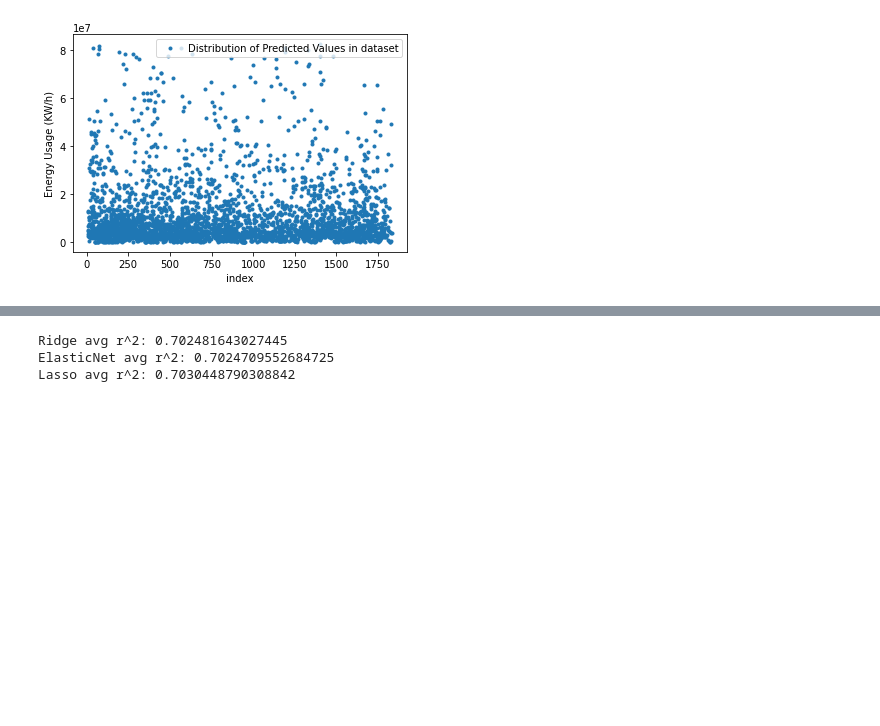
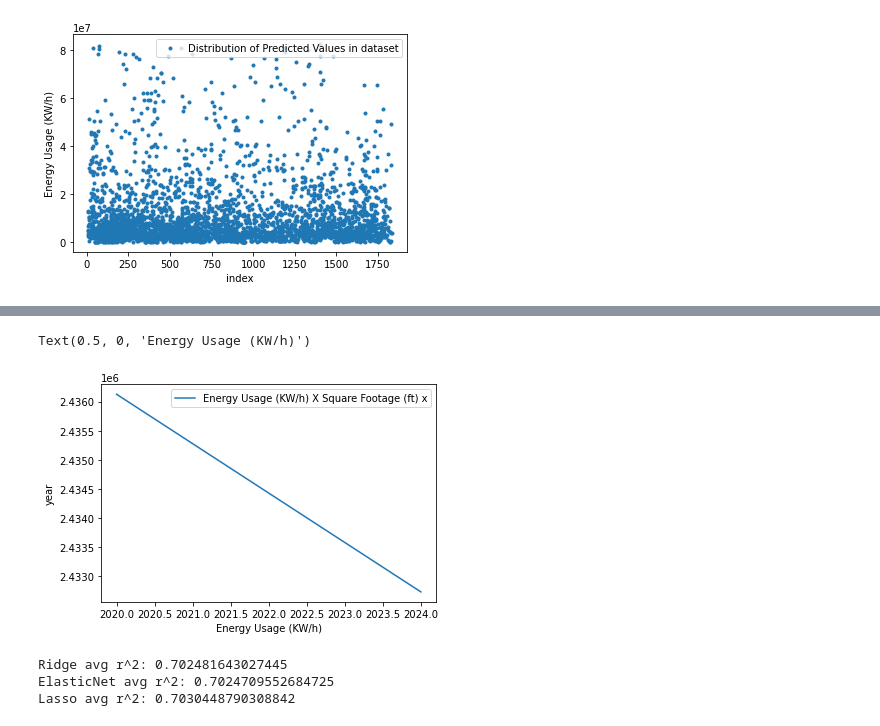
Before and after one commit to 1fabunicorn/Notebooks, a Jupyter notebook: Final_Project.ipynb, the cells around one changed output, grey strips where cells are left out. Drawn from its saved outputs; the diff is of its cells as text; code cells hidden in the pictures; blank space fills up the shorter version.

```diff
--- a/Final_Project.ipynb
+++ b/Final_Project.ipynb
@@ -177,3 +176,14 @@ Text(0, 0.5, 'Square Footage (ft)')
+# %%
+years = np.array([2020, 2021, 2022, 2023, 2024])
+X = [estimate_total_energy('Multifamily Housing', 20000, years[0]), estimate_total_energy('Multifamily Housing', 20000, years[1]),estimate_total_energy('Multifamily Housing', 20000, years[2]),estimate_total_energy('Multifamily Housing', 20000, years[3]), estimate_total_energy('Multifamily Housing', 20000, years[4])]
+
+plt.plot(years, X)
+plt.legend(['Energy Usage (KW/h) X Square Footage (ft) x'])
+plt.ylabel("year")
+plt.xlabel("Energy Usage (KW/h)")
+# %% [output]
+Text(0.5, 0, 'Energy Usage (KW/h)')
+[figure, added]
 # %%
 from sklearn.pipeline import make_pipeline
 from sklearn.linear_model import ElasticNetCV, LassoCV, RidgeCV
```
Also changed, not shown: parts of 2 cells of this notebook, 2 other files.
